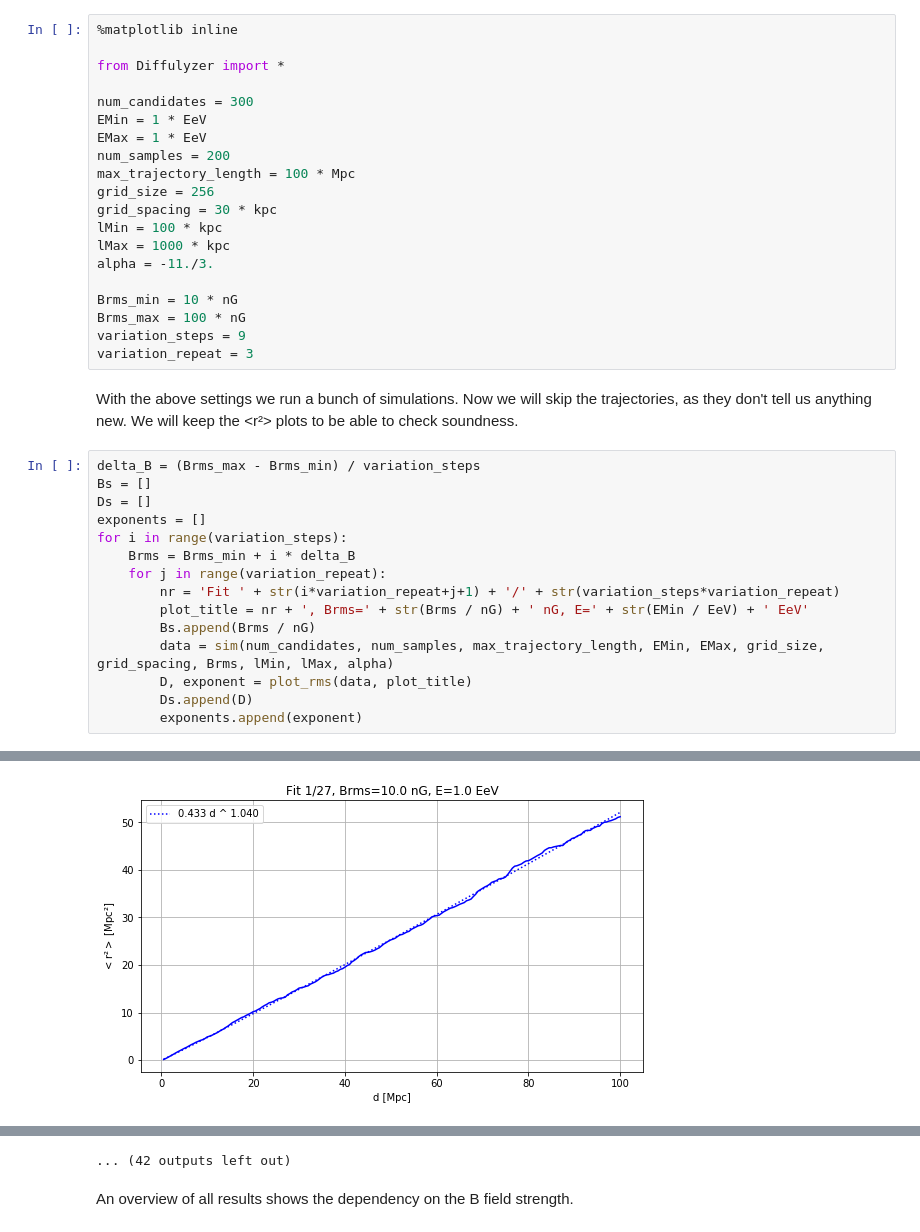
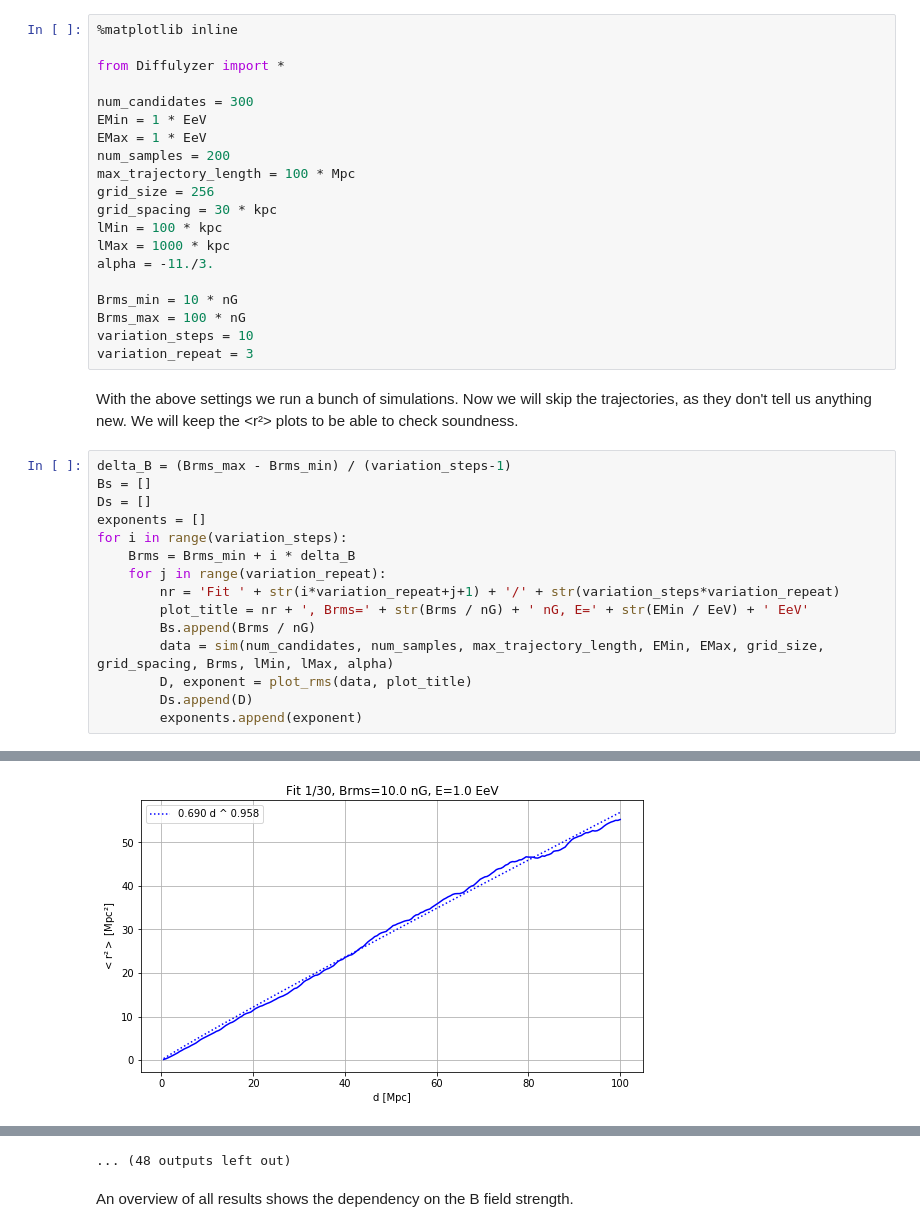
Before and after one commit to oliver-pola/CRPropa3-Notebooks, a Jupyter notebook: 06_Varying_B.ipynb, the cells around one changed output, grey strips where cells are left out. Cells and saved outputs as stored; diff of their text form.

Commit message:
Improved B variation. Varying particles E

```diff
--- a/06_Varying_B.ipynb
+++ b/06_Varying_B.ipynb
@@ -22,12 +22,12 @@ alpha = -11./3.
 
 Brms_min = 10 * nG
 Brms_max = 100 * nG
-variation_steps = 9
+variation_steps = 10
 variation_repeat = 3
 # %% [markdown]
 With the above settings we run a bunch of simulations. Now we will skip the trajectories, as they don't tell us anything new. We will keep the <r²> plots to be able to check soundness.
 # %%
-delta_B = (Brms_max - Brms_min) / variation_steps
+delta_B = (Brms_max - Brms_min) / (variation_steps-1)
 Bs = []
 Ds = []
 exponents = []
@@ -58,2 +58,2 @@ r²     ~= 0.433085140408 d ^ 1.04015836716
-[figure, old version]
+[figure, new version]
 After last step:
@@ -129,4 +129,4 @@ r²     ~= 0.242955909418 d ^ 1.00299688353
-... (42 outputs left out)
+... (48 outputs left out)
 # %% [markdown]
 An overview of all results shows the dependency on the B field strength.
 # %%
```
Also changed, not shown: parts of 2 cells of this notebook, 2 other files.
